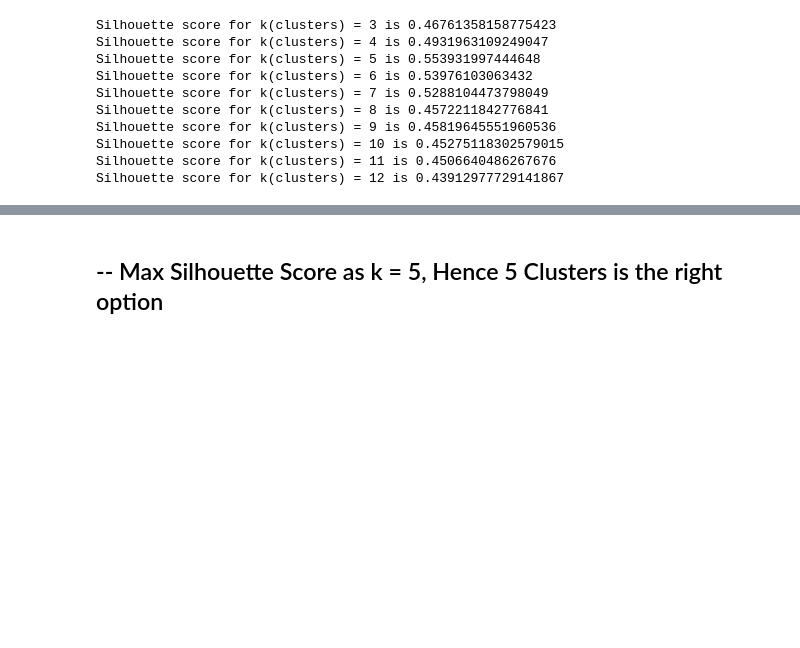
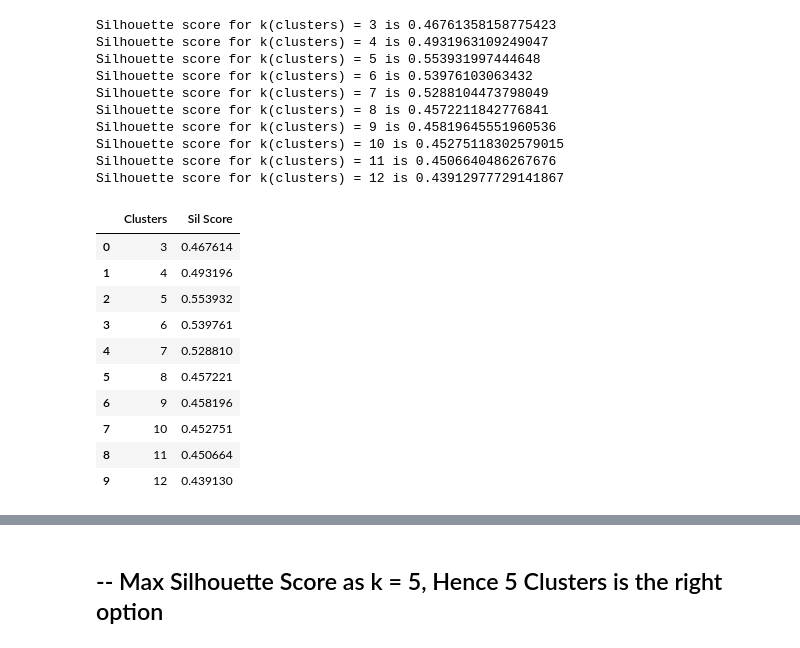
Before and after one commit to KunaalNaik/DSM_Clustering, a Jupyter notebook: completed/p2-sklearn-k-means-elbow-and-silhouette-method.ipynb, the cells around one changed output, grey strips where cells are left out. Drawn from its saved outputs; the diff is of its cells as text; code cells hidden in the pictures; blank space fills up the shorter version.

```diff
--- a/completed/p2-sklearn-k-means-elbow-and-silhouette-method.ipynb
+++ b/completed/p2-sklearn-k-means-elbow-and-silhouette-method.ipynb
@@ -114,3 +118,18 @@ Silhouette score for k(clusters) = 9 is 0.45819645551960536
 Silhouette score for k(clusters) = 10 is 0.45275118302579015
 Silhouette score for k(clusters) = 11 is 0.4506640486267676
 Silhouette score for k(clusters) = 12 is 0.43912977729141867
+# %%
+sil_centers = pd.DataFrame({'Clusters' : SK, 'Sil Score' : sil_score})
+sil_centers
+# %% [output]
+|  | Clusters | Sil Score |
+| 0 | 3 | 0.467614 |
+| 1 | 4 | 0.493196 |
+| 2 | 5 | 0.553932 |
+| 3 | 6 | 0.539761 |
+| 4 | 7 | 0.528810 |
+| 5 | 8 | 0.457221 |
+| 6 | 9 | 0.458196 |
+| 7 | 10 | 0.452751 |
+| 8 | 11 | 0.450664 |
+| 9 | 12 | 0.439130 |
```
Also changed, not shown: parts of 8 cells of this notebook.
